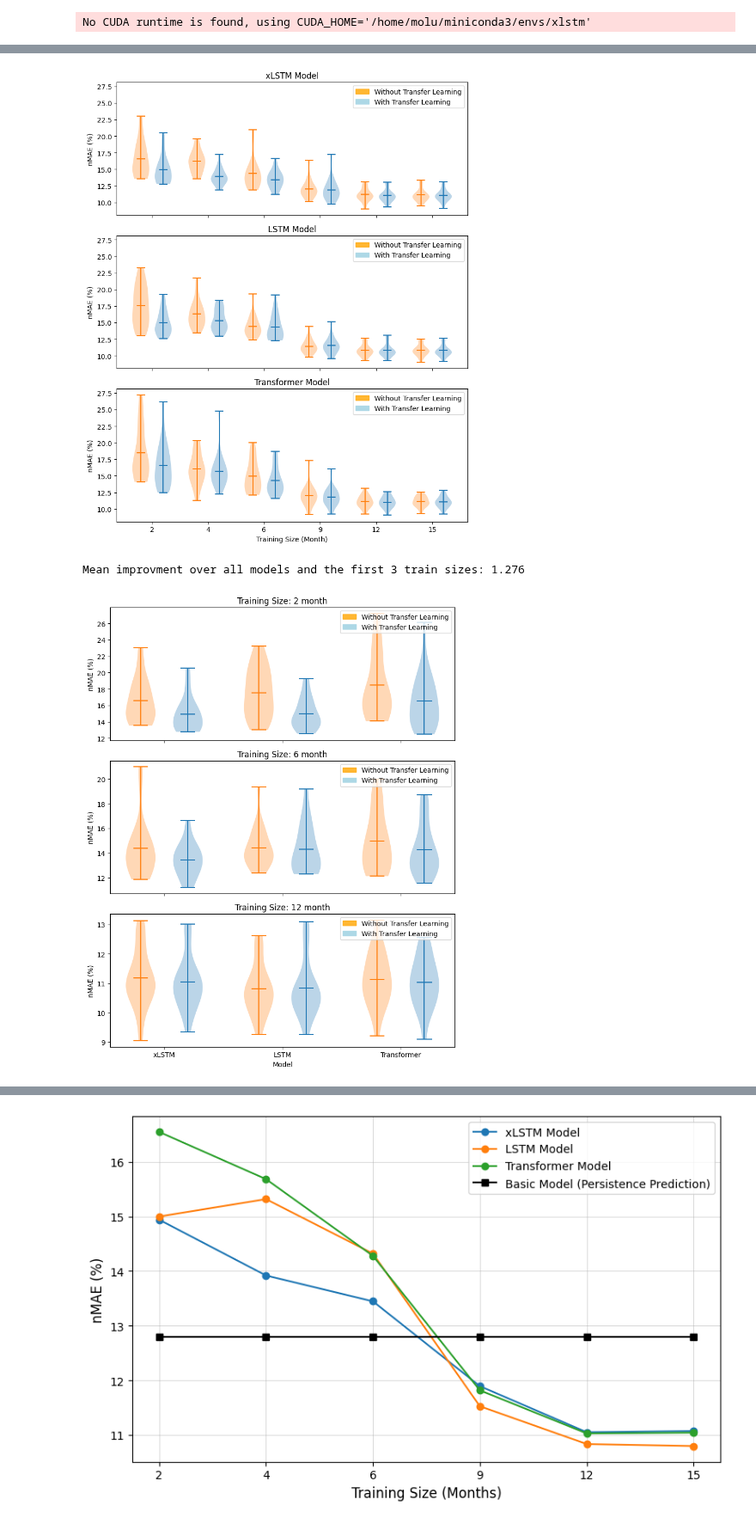
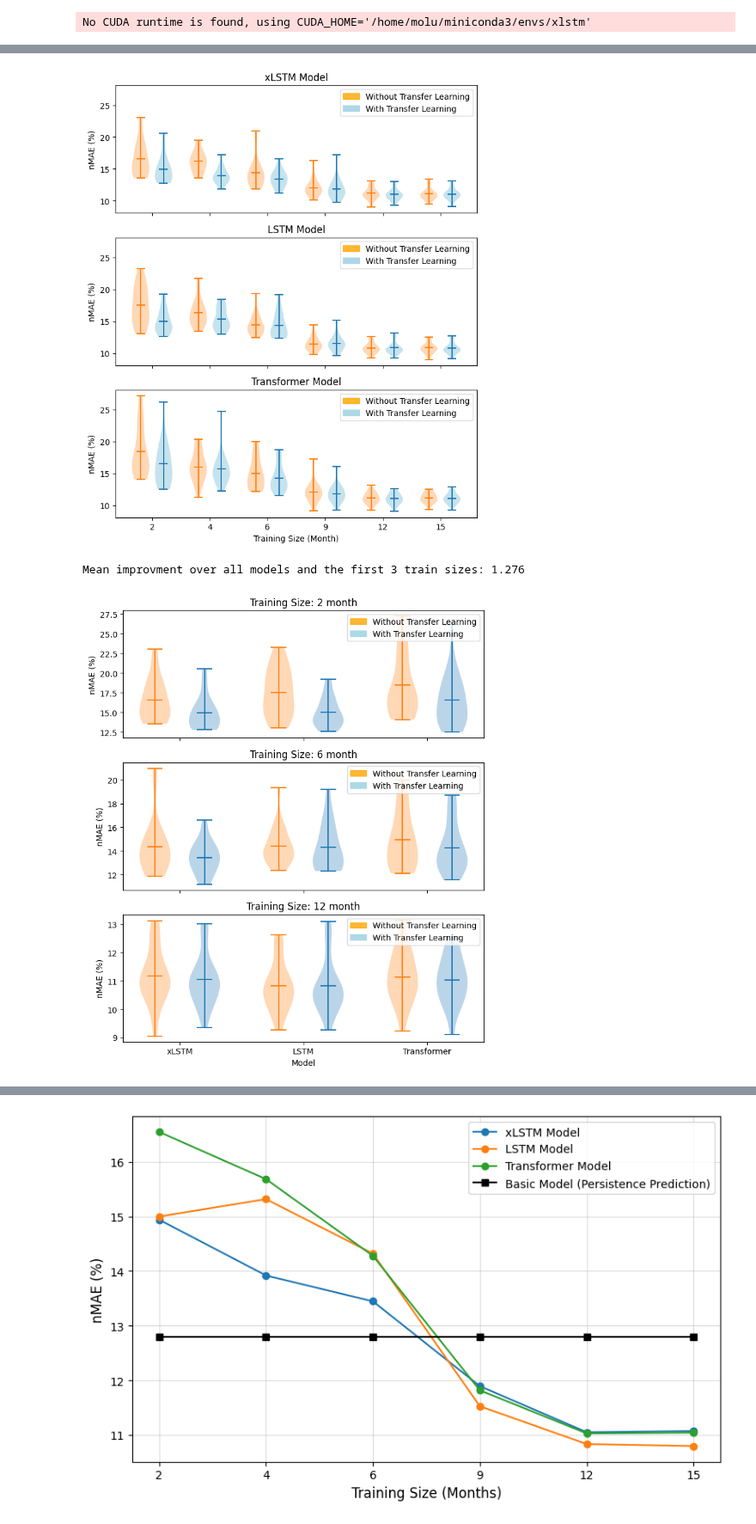
Before and after one commit to erc-fhv/loadforecasting, a Jupyter notebook: scripts/Paper_Illustration.ipynb, the cells around one changed output, grey strips where cells are left out. Shown at 86% size. Saved outputs shown, nothing was run; the diff lists cells and outputs as text; code cells hidden in the pictures.

Commit message:
Update minor figure details.

```diff
--- a/scripts/Paper_Illustration.ipynb
+++ b/scripts/Paper_Illustration.ipynb
@@ -170,7 +162,7 @@ data_with_transfer = {model: get_full_data_list(model, configs_with_transfer, re
 data_without_transfer = {model: get_full_data_list(model, configs_without_transfer, result_dict) for model in models}
 
 # Creating subplots for violin plots
-fig, axes = plt.subplots(len(models), 1, figsize=(8, 10), sharex=True, sharey=True)
+fig, axes = plt.subplots(len(models), 1, figsize=(7, 2.8*3), sharex=True, sharey=True)
 
 # Define legend patches for the legend
 legend_patches = [
@@ -197,6 +189,10 @@ for idx, model in enumerate(models):
     # Without Transfer Learning violins
     violins_without = ax.violinplot(data_without, positions=positions - 0.4, widths=0.6,
                                     showmeans=True, showextrema=True, showmedians=False)
+
+    for pc in violins_with['bodies']:
+        pc.set_facecolor("lightblue")
+        pc.set_alpha(0.7)
 
     # Labels and title
     ax.set_ylabel('nMAE (%)')
@@ -234,7 +230,7 @@ assert all_improvements.shape == (len(models), max_train_size), f"Unexptected li
 mean_improvement = np.mean(all_improvements)
 print(f"Mean improvment over all models and the first {max_train_size} train sizes: {mean_improvement:.3f}")
 # %% [output]
-[figure, old version]
+[figure, new version]
 Mean improvment over all models and the first 3 train sizes: 1.276
 # %%
 # Compare with and without transfer learning of the given configurations
@@ -296,7 +292,7 @@ for i, size in enumerate(training_sizes):
     data_without[size] = [data_without_transfer[model][i] for model in models]
 
 # Creating subplots for each household size
-fig, axes = plt.subplots(len(configs_with_transfer), 1, figsize=(8, 10), sharex=True, sharey=False)
+fig, axes = plt.subplots(len(configs_with_transfer), 1, figsize=(7, 2.8*3), sharex=True, sharey=False)
 
 # Define legend patches for the legend
 legend_patches = [
@@ -313,34 +309,34 @@ for idx, (size, data) in enumerate(data_with.items()):
     positions = np.array(range(len(models))) * 2.0
 
     # With Transfer Learning violins
     violins_with = ax.violinplot(data_with[size], positions=positions + 0.4, widths=0.5,
                                     showmeans=True, showextrema=True, showmedians=False)
     # Without Transfer Learning violins
     violins_without = ax.violinplot(data_without[size], positions=positions - 0.4, widths=0.5,
                                     showmeans=True, showextrema=True, showmedians=False)       #quantiles=quantiles
 
     # Add legend to each subplot
     ax.legend(handles=legend_patches, loc="upper right")
 
     # Labels and title
     ax.set_ylabel('nMAE (%)')
 #     ax.text(0.5, 0.9, f"Training Size: {size} month", transform=ax.transAxes, fontsize=12, ha="center", va="center")
     ax.set_title(f"Training Size: {size} month")
     ax.set_xticks(positions)
     ax.set_xticklabels(models)
     ax.set_axisbelow(True)
     # ax.grid(True, color="0.9")
 
 ax.set_xlabel('Model')
 # axes[0].set_ylim(None, 32)
 # axes[1].set_ylim(None, 30)
 # axes[2].set_ylim(None, 17)
 
 plt.tight_layout()
 plt.savefig("scripts/outputs/figs/transfer_learning_over_train_size2.pdf", format="pdf", bbox_inches="tight", pad_inches=0.1)
 plt.show()
 # %% [output]
-[figure, old version]
+[figure, new version]
 # %%
 # Compare the effect of the model sizes
 #
```
Also changed, not shown: parts of 8 cells of this notebook.
